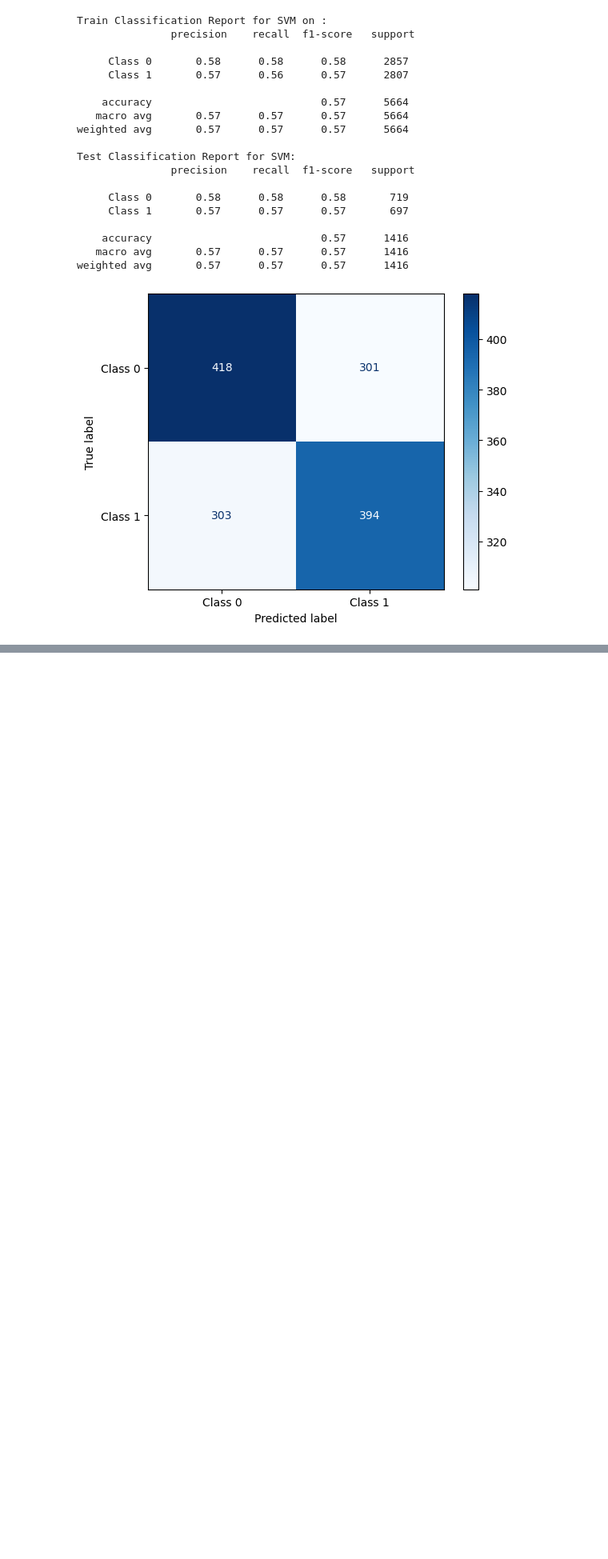
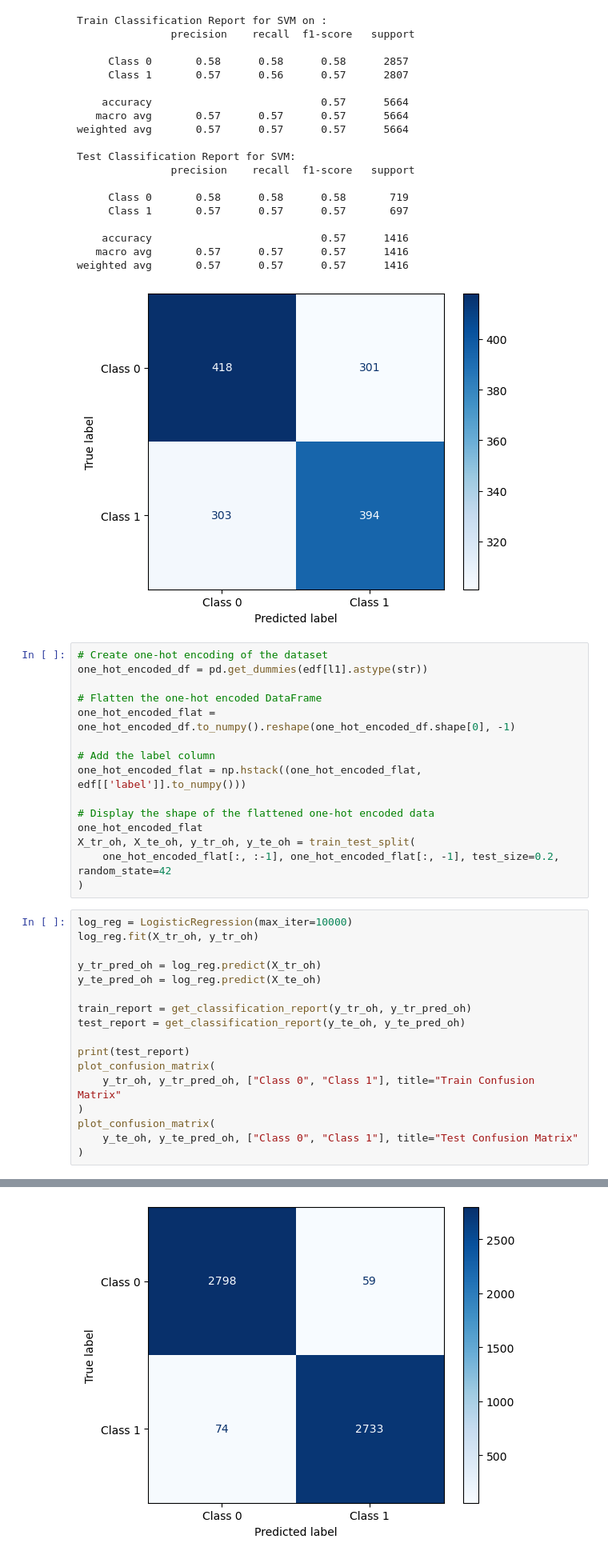
Before and after one commit to A-Rush-R/CS771-Mini-Project, a Jupyter notebook: emoticon/exploratory_data_analysis.ipynb, the cells around one changed output, grey strips where cells are left out. Shown: that part at 80% size. Saved outputs shown, nothing was run; the diff lists cells and outputs as text; blank space fills up the shorter version.

Commit message:
one-hot encoding worked with both svm and logisic regrssion. will try xgboost nexr

```diff
--- a/emoticon/exploratory_data_analysis.ipynb
+++ b/emoticon/exploratory_data_analysis.ipynb
@@ -377,3 +376,36 @@ Test Classification Report for SVM:
    macro avg       0.57      0.57      0.57      1416
 weighted avg       0.57      0.57      0.57      1416
 [figure]
+# %%
+# Create one-hot encoding of the dataset
+one_hot_encoded_df = pd.get_dummies(edf[l1].astype(str))
+
+# Flatten the one-hot encoded DataFrame
+one_hot_encoded_flat = one_hot_encoded_df.to_numpy().reshape(one_hot_encoded_df.shape[0], -1)
+
+# Add the label column
+one_hot_encoded_flat = np.hstack((one_hot_encoded_flat, edf[['label']].to_numpy()))
+
+# Display the shape of the flattened one-hot encoded data
+one_hot_encoded_flat
+X_tr_oh, X_te_oh, y_tr_oh, y_te_oh = train_test_split(
+    one_hot_encoded_flat[:, :-1], one_hot_encoded_flat[:, -1], test_size=0.2, random_state=42
+)
+# %%
+log_reg = LogisticRegression(max_iter=10000)
+log_reg.fit(X_tr_oh, y_tr_oh)
+
+y_tr_pred_oh = log_reg.predict(X_tr_oh)
+y_te_pred_oh = log_reg.predict(X_te_oh)
+
+train_report = get_classification_report(y_tr_oh, y_tr_pred_oh)
+test_report = get_classification_report(y_te_oh, y_te_pred_oh)
+
+print(test_report)
+plot_confusion_matrix(
+    y_tr_oh, y_tr_pred_oh, ["Class 0", "Class 1"], title="Train Confusion Matrix"
+)
+plot_confusion_matrix(
+    y_te_oh, y_te_pred_oh, ["Class 0", "Class 1"], title="Test Confusion Matrix"
+)
+# %% [output]
@@ -379,0 +420 @@ weighted avg       0.57      0.57      0.57      1416
+[figure, added]
```
Also changed, not shown: parts of 4 cells of this notebook.
